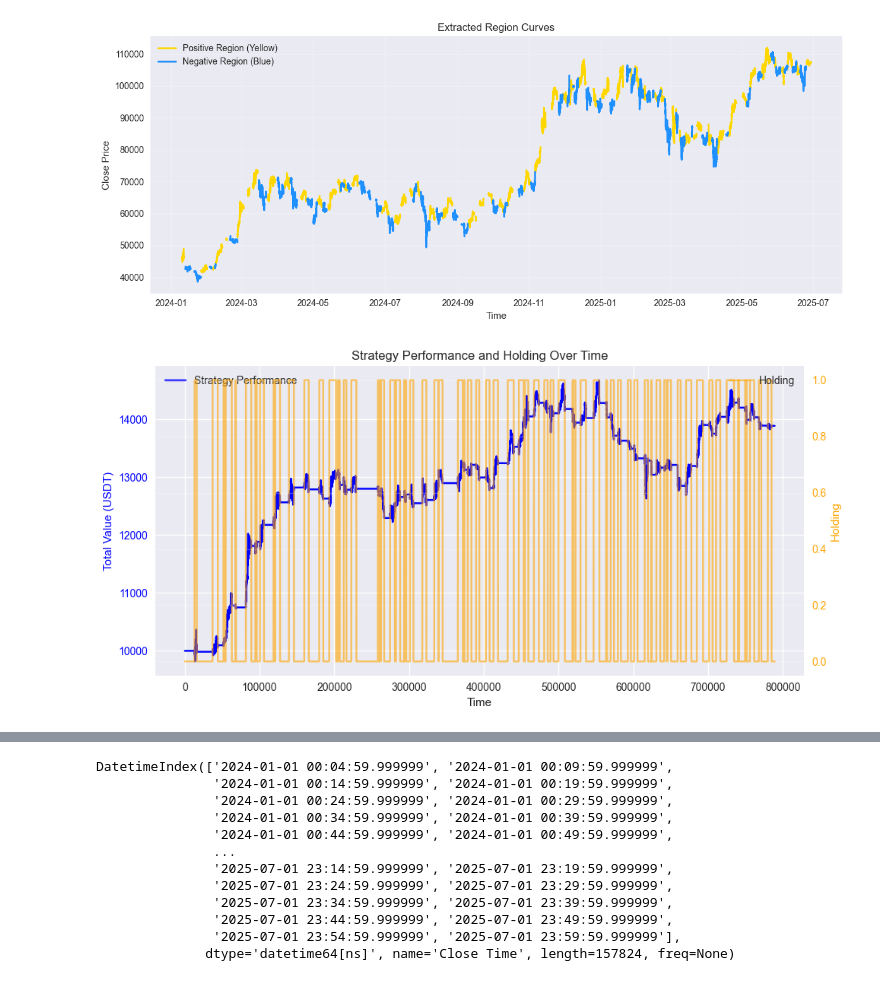
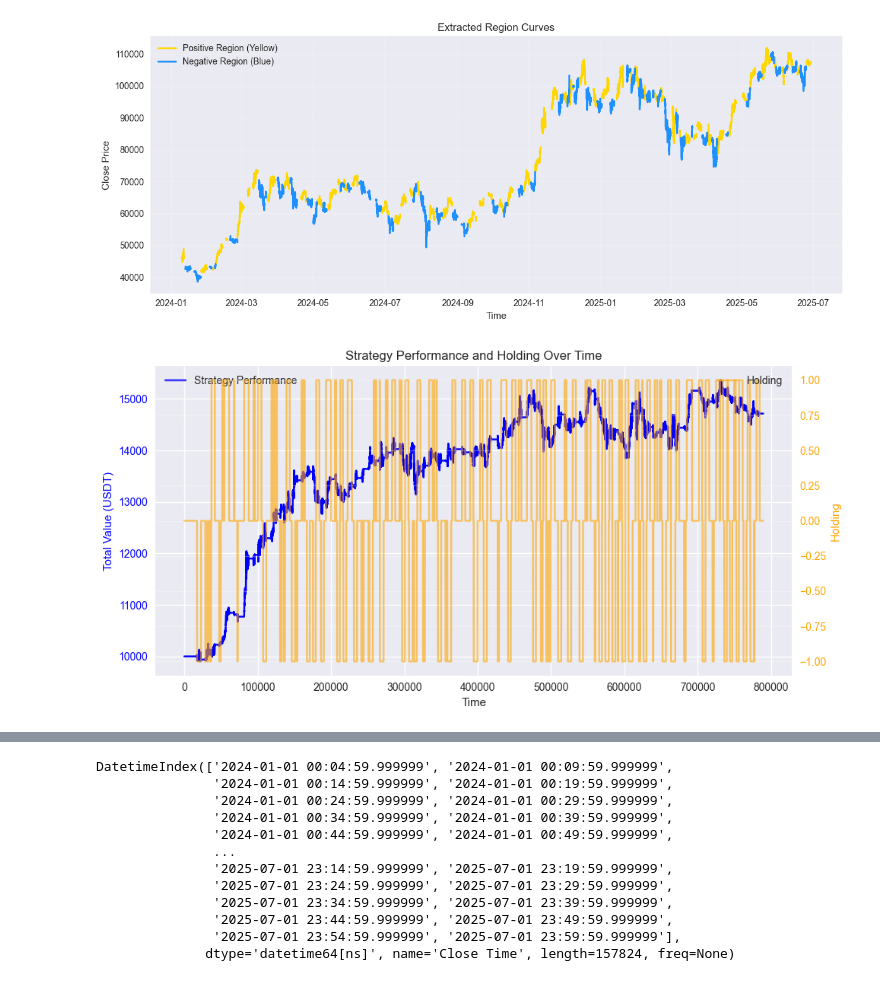
Before and after one commit to RockyLiii/Quant-on-Crypto, a Jupyter notebook: examples/trend_strategy/strategy.ipynb, the cells around one changed output, grey strips where cells are left out. Saved outputs shown, nothing was run; the diff lists cells and outputs as text; code cells hidden in the pictures.

```diff
--- a/examples/trend_strategy/strategy.ipynb
+++ b/examples/trend_strategy/strategy.ipynb
@@ -37,6 +37,7 @@ btc["VWAP"] = cum_vol_px / cum_vol
 shift_steps = deri_window * 24 * 12
 btc["VWAP_derivative"] = (btc["VWAP"] - btc["VWAP"].shift(shift_steps))/deri_window
 btc["VWAP_derivative2"] = (btc["VWAP_derivative"] - btc["VWAP_derivative"].shift(shift_steps))/deri_window
+btc["VWAP_derivative3"] = (btc["VWAP_derivative2"] - btc["VWAP_derivative2"].shift(shift_steps))/deri_window
 # %%
 # 在所有子图上绘制贯穿的竖线并在正区域上色
 # %%
@@ -135,8 +136,8 @@ plt.show()
 # %% [output]
 [figure]
 # %%
-btc["pos"] = (btc["VWAP_derivative"] > 0) & (btc["VWAP_derivative2"] > 0)
-btc["neg"]   = (btc["VWAP_derivative"] < 0) & (btc["VWAP_derivative2"] < 0)
+btc["pos"] = (btc["VWAP_derivative"] > 0) & (btc["VWAP_derivative2"] > 0) & (btc["VWAP_derivative3"] > 0)
+btc["neg"]   = (btc["VWAP_derivative"] < 0) & (btc["VWAP_derivative2"] < 0) & (btc["VWAP_derivative3"] < 0)
 # %%
 import numpy as np
 import pandas as pd
@@ -184,19 +185,19 @@ def implement_strategy(
                 now_holding += 1
                 open_orders.append({"time": t, "price": price_t, "qty": qty})
 
-        # # --- 卖空信号 ---
-        # if (
-        #     t >= 1 and btc['neg'].iloc[t-1]
-        #     and now_holding==0
-        # ):
-        #     qty = trade_size / price_t
-        #     cost = trade_size * (1 + fee)
+        # --- 卖空信号 ---
+        if (
+            t >= 1 and btc['neg'].iloc[t-1]
+            and now_holding==0
+        ):
+            qty = trade_size / price_t
+            cost = trade_size * (1 + fee)
 
-        #     if capital >= cost:  # 资金充足才买
-        #         capital += trade_size-trade_size * fee
-        #         amount -= qty
-        #         now_holding -= 1
-        #         open_orders.append({"time": t, "price": price_t, "qty": qty})
+            if capital >= cost:  # 资金充足才买
+                capital += trade_size-trade_size * fee
+                amount -= qty
+                now_holding -= 1
+                open_orders.append({"time": t, "price": price_t, "qty": qty})
 
         if not btc['pos'].iloc[t] and now_holding > 0:
             # 平多仓
@@ -213,21 +214,21 @@ def implement_strategy(
                 entry_price = order["price"]
                 pnl = (sell_price - entry_price) / entry_price
                 pnl_records[t] += pnl
-        # if not btc['neg'].iloc[t] and now_holding < 0:
-        #     # 平空仓
-        #     while open_orders and now_holding < 0:
-        #         order = open_orders.popleft()
-        #         buy_qty = order["qty"]
-        #         buy_price = price_t
-        #         cost = buy_qty * buy_price * (1 + fee)
-        #         capital -= cost
-        #         amount += buy_qty
-        #         now_holding += 1
+        if not btc['neg'].iloc[t] and now_holding < 0:
+            # 平空仓
+            while open_orders and now_holding < 0:
+                order = open_orders.popleft()
+                buy_qty = order["qty"]
+                buy_price = price_t
+                cost = buy_qty * buy_price * (1 + fee)
+                capital -= cost
+                amount += buy_qty
+                now_holding += 1
 
-        #         # 计算并记录收益率
-        #         entry_price = order["price"]
-        #         pnl = (entry_price - buy_price) / entry_price
-        #         pnl_records[t] += pnl
+                # 计算并记录收益率
+                entry_price = order["price"]
+                pnl = (entry_price - buy_price) / entry_price
+                pnl_records[t] += pnl
 
     # 生成结果
     performance_df = pd.DataFrame(
@@ -246,34 +247,34 @@ strategy_performance, pnls, holding = implement_strategy(
 )
 import matplotlib.pyplot as plt
 
 plt.figure(figsize=(10, 5))
 ax1 = plt.gca()
 ax2 = ax1.twinx()
 
 
 x = [i * 5 for i in range(len(strategy_performance))]  # 每一行对应的分钟数
 
 
 
 # 策略表现
 ax1.plot(x, strategy_performance['Total Value'], label='Strategy Performance', color='blue')
 ax1.set_ylabel('Total Value (USDT)', color='blue')
 ax1.tick_params(axis='y', labelcolor='blue')
 
 # 持仓
 ax2.plot(x, holding.values, label='Holding', color='orange', alpha=0.6)
 ax2.set_ylabel('Holding', color='orange')
 ax2.tick_params(axis='y', labelcolor='orange')
 
 plt.title('Strategy Performance and Holding Over Time')
 ax1.set_xlabel('Time')
 ax1.legend(loc='upper left')
 ax2.legend(loc='upper right')
 plt.grid(alpha=0.3)
 plt.tight_layout()
 plt.show()
 # %% [output]
-[figure, old version]
+[figure, new version]
 # %%
 # 筛选出 pnls 不等于 0 的值
 non_zero_pnls = pnls[pnls != 0]
```
Also changed, not shown: parts of 4 cells of this notebook, 4 other files.
